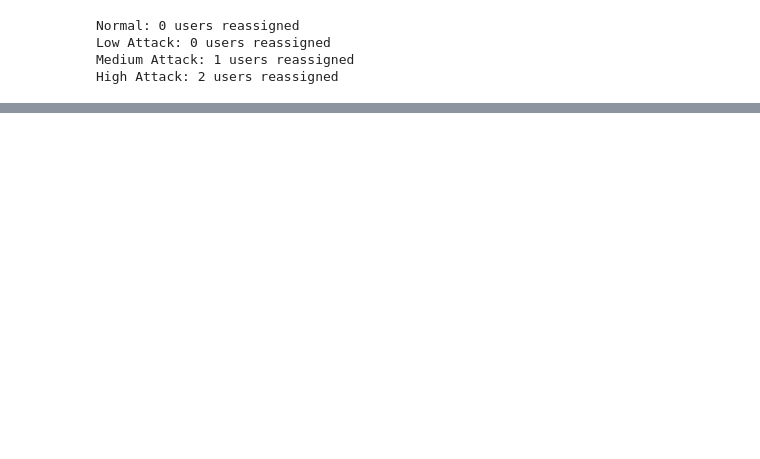
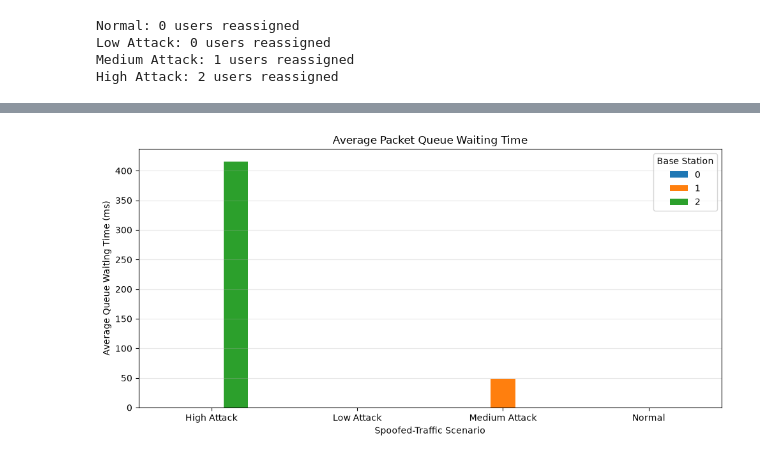
Before and after one commit to Chathuranga630/sionna, a Jupyter notebook: Spoofed_Traffic_v3.ipynb, the cells around one changed output, grey strips where cells are left out. Drawn from its saved outputs; the diff is of its cells as text; code cells hidden in the pictures; blank space fills up the shorter version.

```diff
--- a/Spoofed_Traffic_v3.ipynb
+++ b/Spoofed_Traffic_v3.ipynb
@@ -3939,0 +4737,34 @@ plt.show()
+# %%
+
+# ============================================================
+# STEP 20 — QUEUE WAITING TIME COMPARISON
+# ============================================================
+# Step 20.2 — Visualize queue waiting time
+import matplotlib.pyplot as plt
+
+plot_data = queue_summary_df.copy()
+
+if plot_data.empty:
+    print("No queue results available to plot.")
+else:
+    waiting_pivot = plot_data.pivot(
+        index="Scenario",
+        columns="Base_Station_ID",
+        values="Average_Queue_Wait_ms"
+    )
+
+    waiting_pivot.plot(
+        kind="bar",
+        figsize=(10, 5)
+    )
+
+    plt.title("Average Packet Queue Waiting Time")
+    plt.xlabel("Spoofed-Traffic Scenario")
+    plt.ylabel("Average Queue Waiting Time (ms)")
+    plt.xticks(rotation=0)
+    plt.legend(title="Base Station")
+    plt.grid(axis="y", alpha=0.3)
+    plt.tight_layout()
+    plt.show()
+# %% [output]
+[figure, added]
```
Also changed, not shown: parts of 107 cells of this notebook.
